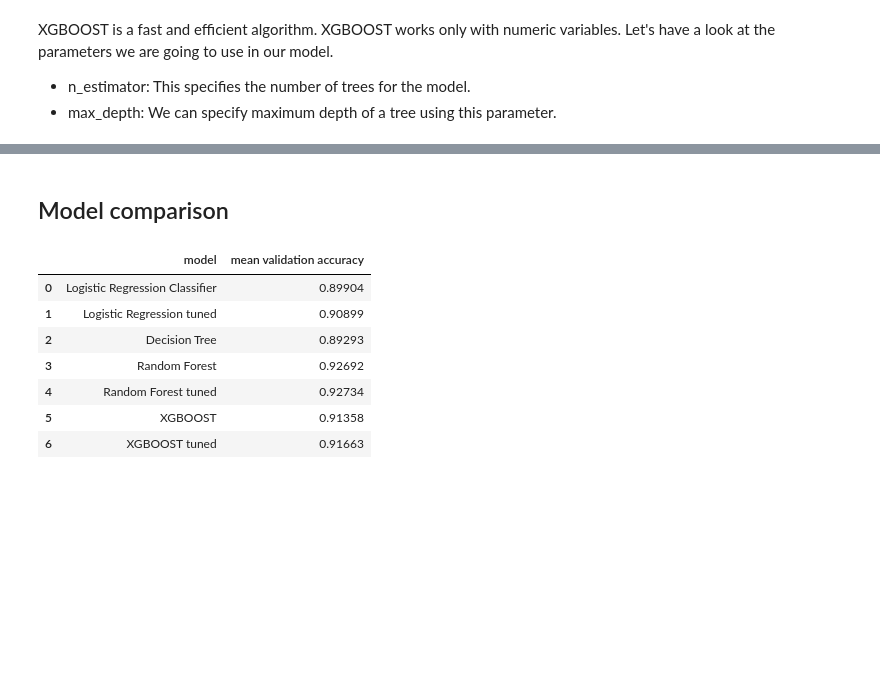
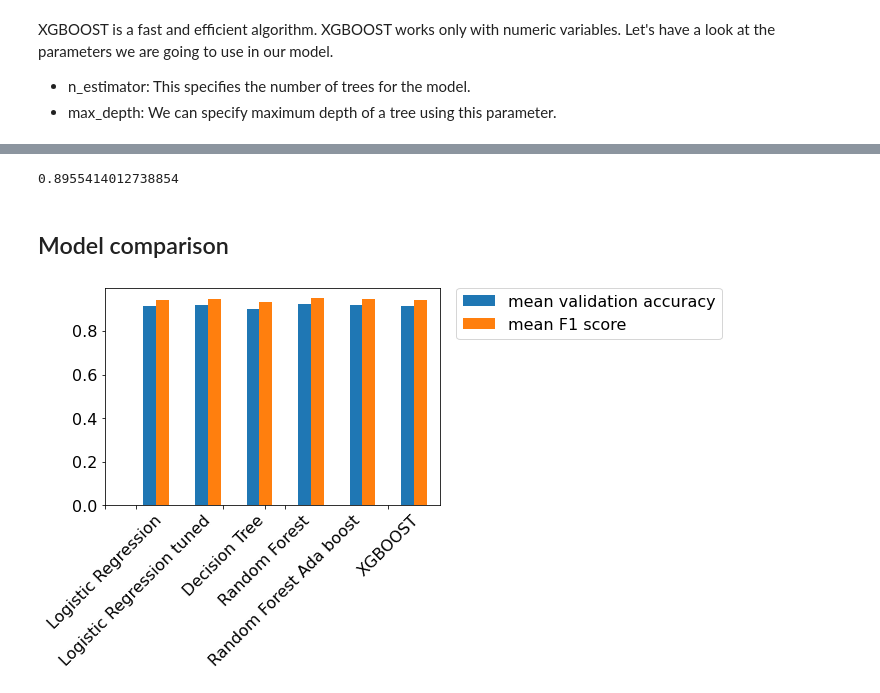
Before and after one commit to katerynalemishko/Chemicals_solubility_prediction, a Jupyter notebook: solubility.ipynb, the cells around one changed output, grey strips where cells are left out. Saved outputs shown, nothing was run; the diff lists cells and outputs as text; code cells hidden in the pictures; blank space fills up the shorter version.

```diff
--- a/solubility.ipynb
+++ b/solubility.ipynb
@@ -935,18 +937,75 @@ accuracy score 0.9158699808795411
+# %%
+x_train, x_test, y_train,y_test=train_test_split(X_scaled,y,test_size=0.3,random_state=1,stratify=y)
+from sklearn.neighbors import KNeighborsClassifier
+from sklearn.preprocessing import StandardScaler
+
+def model_predictions(model,x_train,y_train,x_test):
+
+    #model fit
+    model.fit(x_train,y_train)
+
+    #storing predictions for train and test
+    train_pred=model.predict(x_train)
+    test_pred=model.predict(x_test)
+
+    return(train_pred,test_pred)
+
+
+# Model 1
+DT=tree.DecisionTreeClassifier(random_state=1)
+M1_train,M1_test=model_predictions(DT,x_train,y_train,x_test)
+
+# Feature scaling
+scaler=StandardScaler()
+scaler.fit(x_train)
+
+x_train=scaler.transform(x_train)
+x_test=scaler.transform(x_test)
+
+
+# Model 2
+LR=LogisticRegression(random_state=1)
+M2_train,M2_test=model_predictions(LR,x_train,y_train,x_test)
+
+# Model 3
+knn=KNeighborsClassifier()
+M3_train,M3_test=model_predictions(knn,x_train,y_train,x_test)
+
+#### Stacking ###
+
+# New predictions dataframes
+train_prediction= {'DT':M1_train,
+                          'LR':M2_train,
+                          'knn':M3_train}
+train_predictions=pd.DataFrame(train_prediction)
+
+test_prediction= {'DT':M1_test,
+                          'LR':M2_test,
+                          'knn':M3_test}
+test_predictions=pd.DataFrame(test_prediction)
+
+#Stacker model
+model=LogisticRegression()
+model.fit(train_predictions,y_train)
+model.score(test_predictions,y_test)
+# %% [output]
+0.8955414012738854
 # %% [markdown]
 ## Model comparison
 # %%
 model_comparison = pd.DataFrame({'model':['Logistic Regression Classifier','Logistic Regression tuned',
-                          'Decision Tree', 'Random Forest', 'Random Forest tuned', 'XGBOOST', 'XGBOOST tuned'],
-                  'mean validation accuracy':[0.89904,0.90899,0.89293,0.92692,0.92734,0.91358,0.91663]})
+                          'Decision Tree', 'Random Forest','Random Forest Ada boost','XGBOOST'],
+                  'mean validation accuracy':[0.91472,0.91816,0.90019,0.92428,0.921999,0.91663],
+                                'mean F1 score':[0.94472,0.94704,0.93241,0.95080,0.94937,0.94549]})
 
-model_comparison
+#, 'Random Forest tuned''XGBOOST tuned''Random Forest tuned'
+#model_comparison
+model_comparison.plot(kind="bar", legend=False)
+plt.legend(bbox_to_anchor=(1.05, 1), loc=2, borderaxespad=0.)
+labels=['Logistic Regression','Logistic Regression tuned','Decision Tree', 'Random Forest',
+        'Random Forest Ada boost','XGBOOST']
+plt.xticks(ticks=[-1,-0.4,1.3,2.1,2.5,4.5],labels=labels,rotation=45)
+plt.show()
 # %% [output]
-|  | model | mean validation accuracy |
-| 0 | Logistic Regression Classifier | 0.89904 |
-| 1 | Logistic Regression tuned | 0.90899 |
-| 2 | Decision Tree | 0.89293 |
-| 3 | Random Forest | 0.92692 |
-| 4 | Random Forest tuned | 0.92734 |
-| 5 | XGBOOST | 0.91358 |
-| 6 | XGBOOST tuned | 0.91663 |
+[figure, added]
 # %% [markdown]
```
Also changed, not shown: parts of 102 cells of this notebook.
